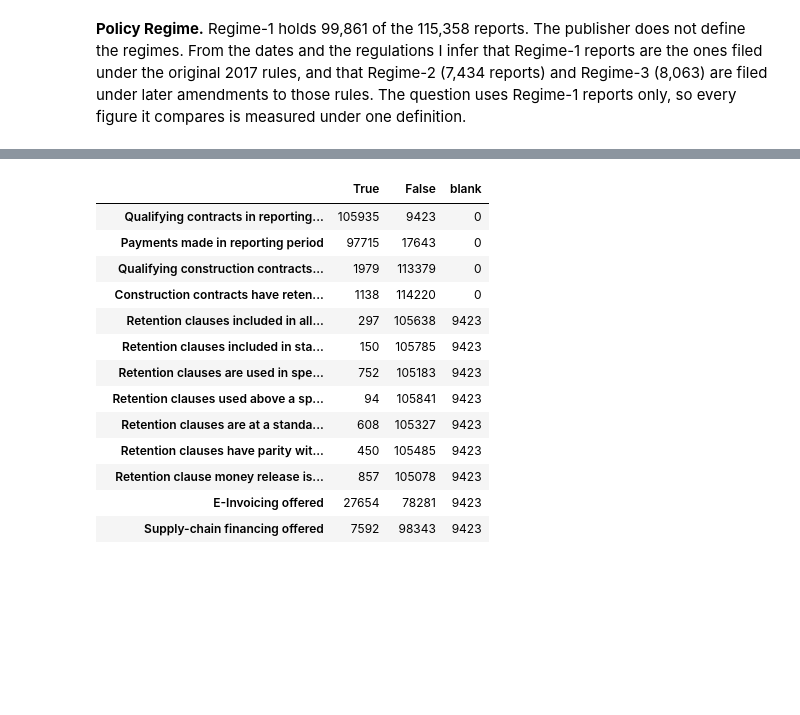
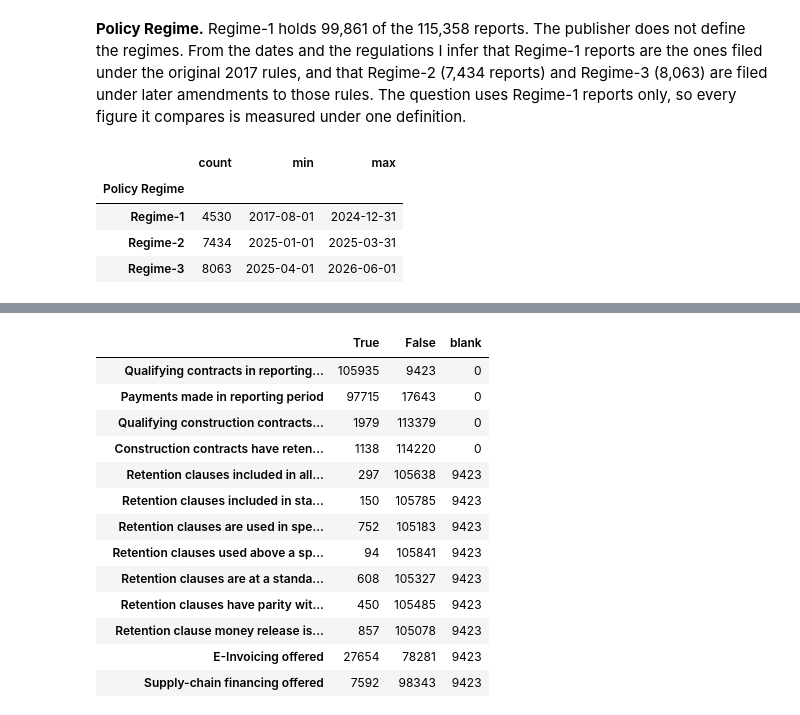
Before and after one commit to PaddyGilliland1/statistical-analysis-project, a Jupyter notebook: analysis.ipynb, the cells around one changed output, grey strips where cells are left out. Saved outputs shown, nothing was run; the diff lists cells and outputs as text; code cells hidden in the pictures; blank space fills up the shorter version.

Commit message:
Add the regime table with the dates it is inferred from

```diff
--- a/analysis.ipynb
+++ b/analysis.ipynb
@@ -225,3 +225,19 @@ Regime-2     7434
 Name: count, dtype: int64
 # %% [markdown]
 **Policy Regime.** Regime-1 holds 99,861 of the 115,358 reports. The publisher does not define the regimes. From the dates and the regulations I infer that Regime-1 reports are the ones filed under the original 2017 rules, and that Regime-2 (7,434 reports) and Regime-3 (8,063) are filed under later amendments to those rules. The question uses Regime-1 reports only, so every figure it compares is measured under one definition.
+# %%
+# Which rules apply depends on when a company's financial year begins, so I
+# show that date's range in each regime, and how many reports give it.
+year_starts = (
+    df.filter(like="Financial period start")
+    .iloc[:, 0]
+    .groupby(df[col["regime"]])
+    .agg(["count", "min", "max"])
+)
+year_starts
+# %% [output]
+|  | count | min | max |
+| Policy Regime |  |  |  |
+| Regime-1 | 4530 | 2017-08-01 | 2024-12-31 |
+| Regime-2 | 7434 | 2025-01-01 | 2025-03-31 |
+| Regime-3 | 8063 | 2025-04-01 | 2026-06-01 |
```
Also changed, not shown: parts of 1 cell of this notebook.
